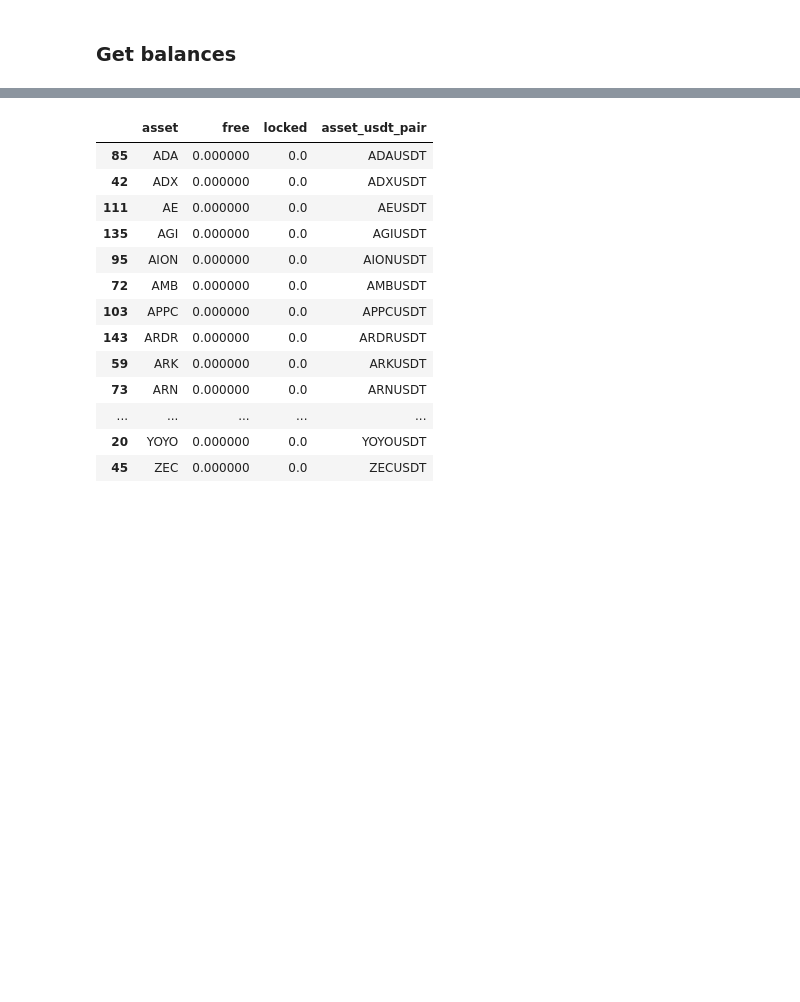
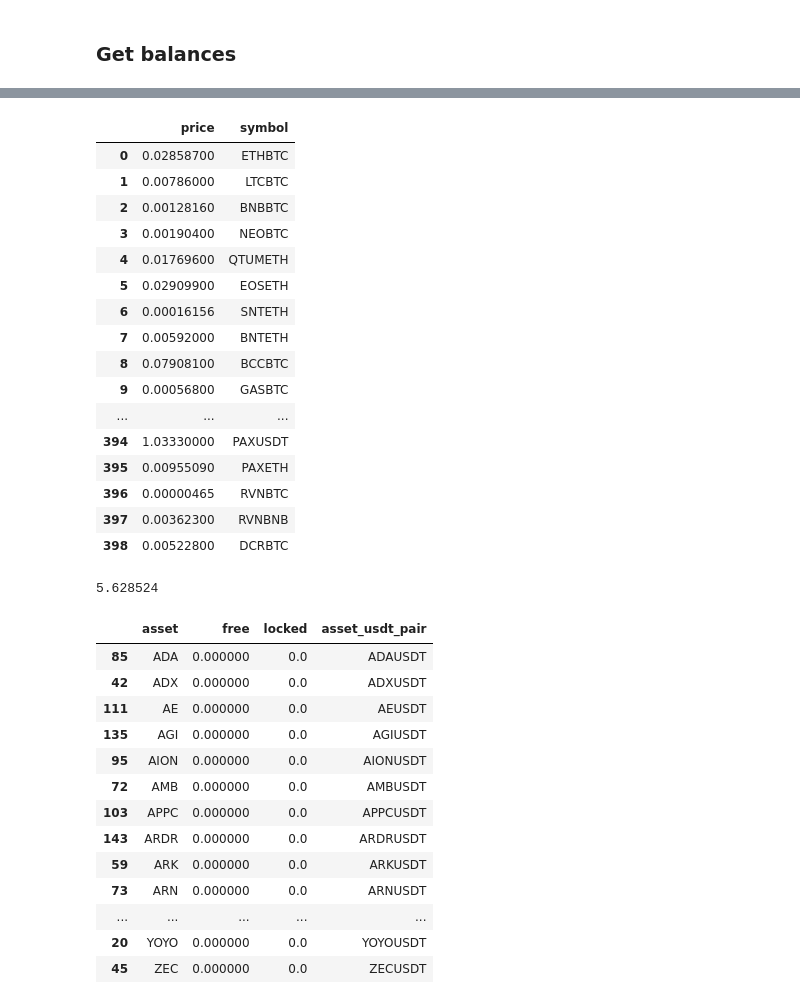
Before and after one commit to ChrisMcPherson/logic_by_loidsig, a Jupyter notebook: notebooks/binance_data_exploration.ipynb, the cells around one changed output, grey strips where cells are left out. Drawn from its saved outputs; the diff is of its cells as text; code cells hidden in the pictures; blank space fills up the shorter version.

```diff
--- a/notebooks/binance_data_exploration.ipynb
+++ b/notebooks/binance_data_exploration.ipynb
@@ -57,3 +57,32 @@ usdt_balance
+# %%
+pd.DataFrame(bnb_client.get_all_tickers())
+# %% [output]
+|  | price | symbol |
+| 0 | 0.02858700 | ETHBTC |
+| 1 | 0.00786000 | LTCBTC |
+| 2 | 0.00128160 | BNBBTC |
+| 3 | 0.00190400 | NEOBTC |
+| 4 | 0.01769600 | QTUMETH |
+| 5 | 0.02909900 | EOSETH |
+| 6 | 0.00016156 | SNTETH |
+| 7 | 0.00592000 | BNTETH |
+| 8 | 0.07908100 | BCCBTC |
+| 9 | 0.00056800 | GASBTC |
+| ... | ... | ... |
+| 394 | 1.03330000 | PAXUSDT |
+| 395 | 0.00955090 | PAXETH |
+| 396 | 0.00000465 | RVNBTC |
+| 397 | 0.00362300 | RVNBNB |
+| 398 | 0.00522800 | DCRBTC |
+# %%
+target_coin = 'ETHUSDT'
+usdt_balance = float(bnb_client.get_asset_balance(asset='usdt')['free'])
+all_tickers_df = pd.DataFrame(bnb_client.get_all_tickers())
+target_price = float(all_tickers_df.loc[all_tickers_df['symbol'] == target_coin, 'price'].item())
+quantity_to_trade = (usdt_balance / target_price) * .9
+round(quantity_to_trade, 6)
+# %% [output]
+5.628524
 # %%
 pd.options.display.max_rows = 500
 
```
Also changed, not shown: parts of 7 cells of this notebook, 32 other files.
